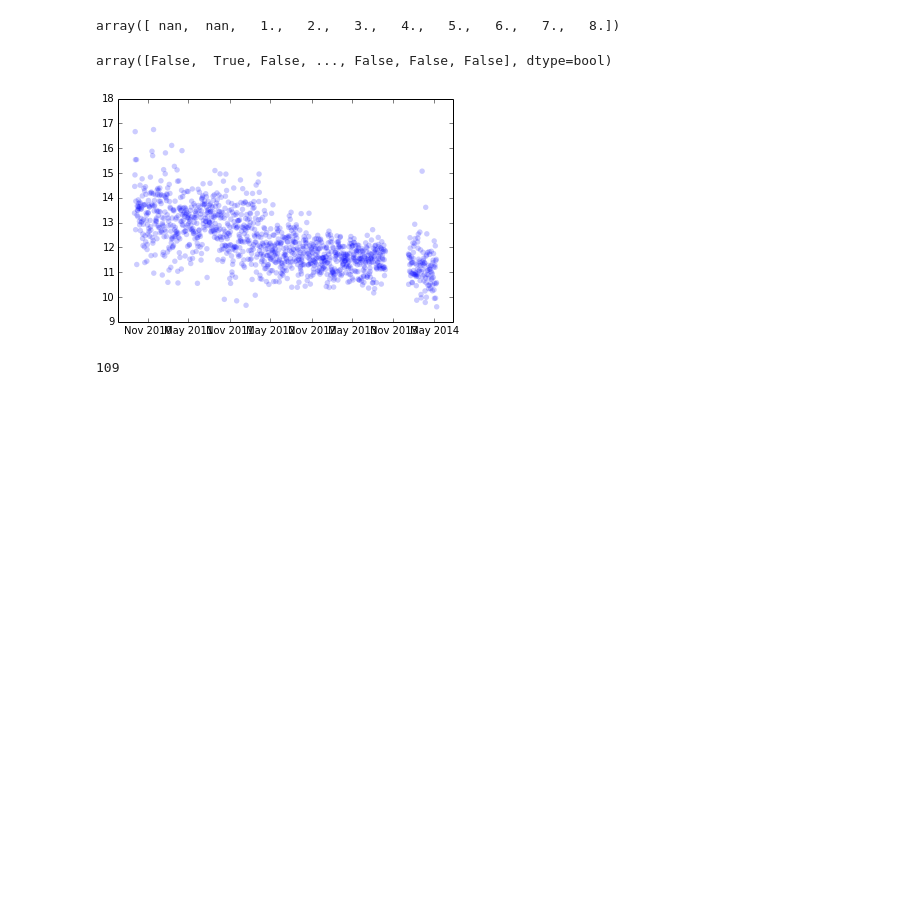
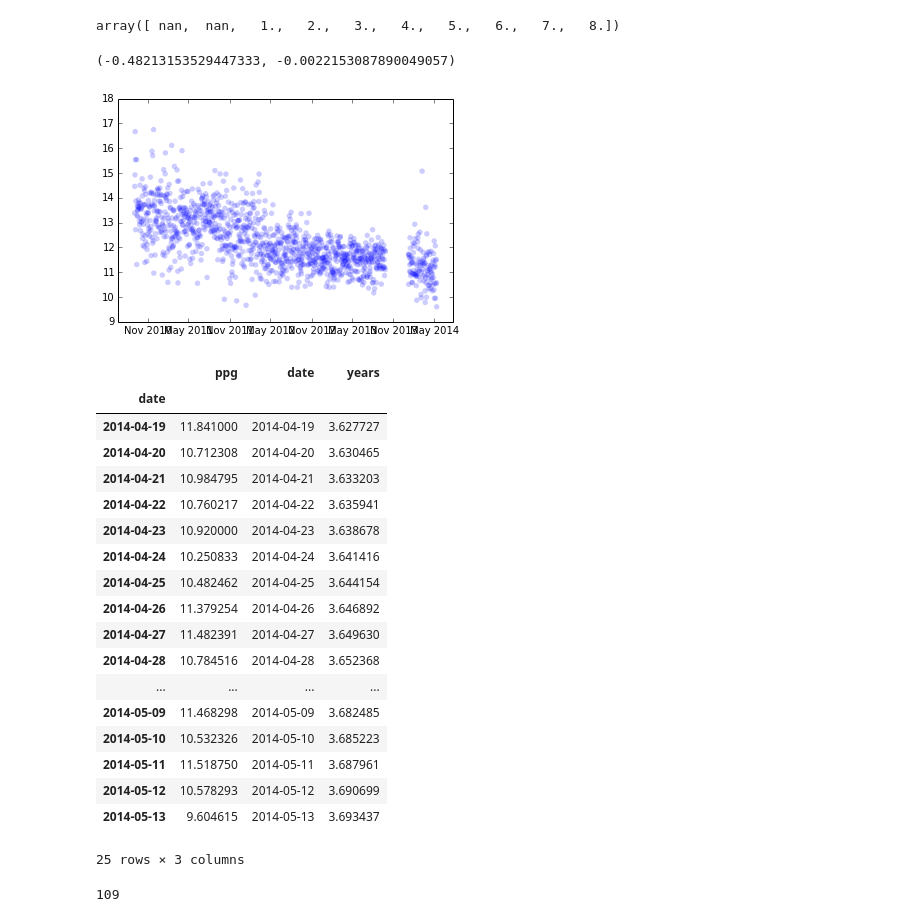
Before and after one commit to AllenDowney/ThinkStats2, a Jupyter notebook: code/chap12.ipynb, the cells around one changed output. Cells and saved outputs as stored; diff of their text form; code cells hidden in the pictures; blank space fills up the shorter version.

```diff
--- a/code/chap12.ipynb
+++ b/code/chap12.ipynb
@@ -25,10 +25,39 @@ dailies = timeseries.GroupByQualityAndDay(transactions)
 name = 'high'
 daily = dailies[name]
 thinkplot.Scatter(daily.index, daily.ppg)
-daily.index.dayofweek == 4
+
+series = daily.ppg.diff()[1:]
+permutation = series.reindex(np.random.permutation(series.index))
+thinkstats2.SerialCorr(series, 1), thinkstats2.SerialCorr(permutation, 1)
 # %% [output]
-array([False,  True, False, ..., False, False, False], dtype=bool)
+(-0.48213153529447333, -0.0022153087890049057)
 [figure]
+# %%
+starts = np.linspace(0, len(daily), 101).astype(int)
+for start in starts[:-2]:
+    fake = daily[start:]
+    _, fake_results = timeseries.RunLinearModel(fake)
+fake
+# %% [output]
+|  | ppg | date | years |
+| date |  |  |  |
+| 2014-04-19 | 11.841000 | 2014-04-19 | 3.627727 |
+| 2014-04-20 | 10.712308 | 2014-04-20 | 3.630465 |
+| 2014-04-21 | 10.984795 | 2014-04-21 | 3.633203 |
+| 2014-04-22 | 10.760217 | 2014-04-22 | 3.635941 |
+| 2014-04-23 | 10.920000 | 2014-04-23 | 3.638678 |
+| 2014-04-24 | 10.250833 | 2014-04-24 | 3.641416 |
+| 2014-04-25 | 10.482462 | 2014-04-25 | 3.644154 |
+| 2014-04-26 | 11.379254 | 2014-04-26 | 3.646892 |
+| 2014-04-27 | 11.482391 | 2014-04-27 | 3.649630 |
+| 2014-04-28 | 10.784516 | 2014-04-28 | 3.652368 |
+| ... | ... | ... | ... |
+| 2014-05-09 | 11.468298 | 2014-05-09 | 3.682485 |
+| 2014-05-10 | 10.532326 | 2014-05-10 | 3.685223 |
+| 2014-05-11 | 11.518750 | 2014-05-11 | 3.687961 |
+| 2014-05-12 | 10.578293 | 2014-05-12 | 3.690699 |
+| 2014-05-13 | 9.604615 | 2014-05-13 | 3.693437 |
+25 rows × 3 columns
 # %%
 dates = pandas.date_range(daily.index.min(), daily.index.max())
 daily_missing = daily.reindex(dates)
```
Also changed, not shown: 3 other files.
